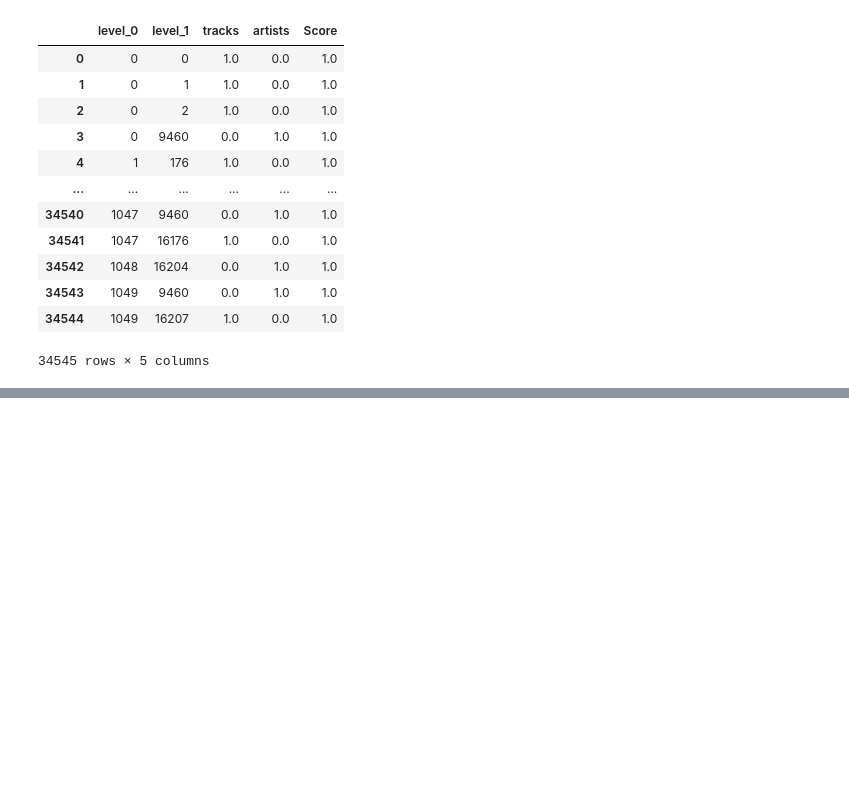
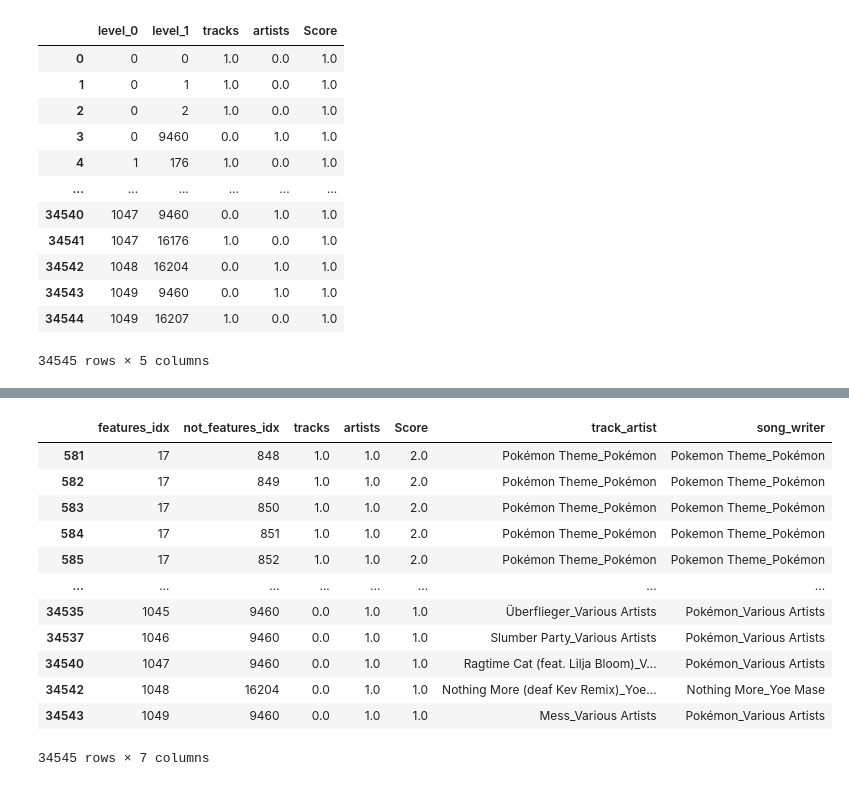
Before and after one commit to SidSaxena/music-analysis, a Jupyter notebook: Data Matching/data-matching.ipynb, the cells around one changed output, grey strips where cells are left out. Cells and saved outputs as stored; diff of their text form; code cells hidden in the pictures; blank space fills up the shorter version.

Commit message:
added alt matches with artist track flipped

```diff
--- a/Data Matching/data-matching.ipynb
+++ b/Data Matching/data-matching.ipynb
@@ -181,0 +196,16 @@ final_merge
+# %%
+final_merge.sort_values(by=['Score', 'tracks'], ascending=False)
+# %% [output]
+|  | features_idx | not_features_idx | tracks | artists | Score | track_artist | song_writer |
+| 581 | 17 | 848 | 1.0 | 1.0 | 2.0 | Pokémon Theme_Pokémon | Pokemon Theme_Pokémon |
+| 582 | 17 | 849 | 1.0 | 1.0 | 2.0 | Pokémon Theme_Pokémon | Pokemon Theme_Pokémon |
+| 583 | 17 | 850 | 1.0 | 1.0 | 2.0 | Pokémon Theme_Pokémon | Pokemon Theme_Pokémon |
+| 584 | 17 | 851 | 1.0 | 1.0 | 2.0 | Pokémon Theme_Pokémon | Pokemon Theme_Pokémon |
+| 585 | 17 | 852 | 1.0 | 1.0 | 2.0 | Pokémon Theme_Pokémon | Pokemon Theme_Pokémon |
+| ... | ... | ... | ... | ... | ... | ... | ... |
+| 34535 | 1045 | 9460 | 0.0 | 1.0 | 1.0 | Überflieger_Various Artists | Pokémon_Various Artists |
+| 34537 | 1046 | 9460 | 0.0 | 1.0 | 1.0 | Slumber Party_Various Artists | Pokémon_Various Artists |
+| 34540 | 1047 | 9460 | 0.0 | 1.0 | 1.0 | Ragtime Cat (feat. Lilja Bloom)_V... | Pokémon_Various Artists |
+| 34542 | 1048 | 16204 | 0.0 | 1.0 | 1.0 | Nothing More (deaf Kev Remix)_Yoe... | Nothing More_Yoe Mase |
+| 34543 | 1049 | 9460 | 0.0 | 1.0 | 1.0 | Mess_Various Artists | Pokémon_Various Artists |
+34545 rows × 7 columns
```
Also changed, not shown: parts of 12 cells of this notebook.
